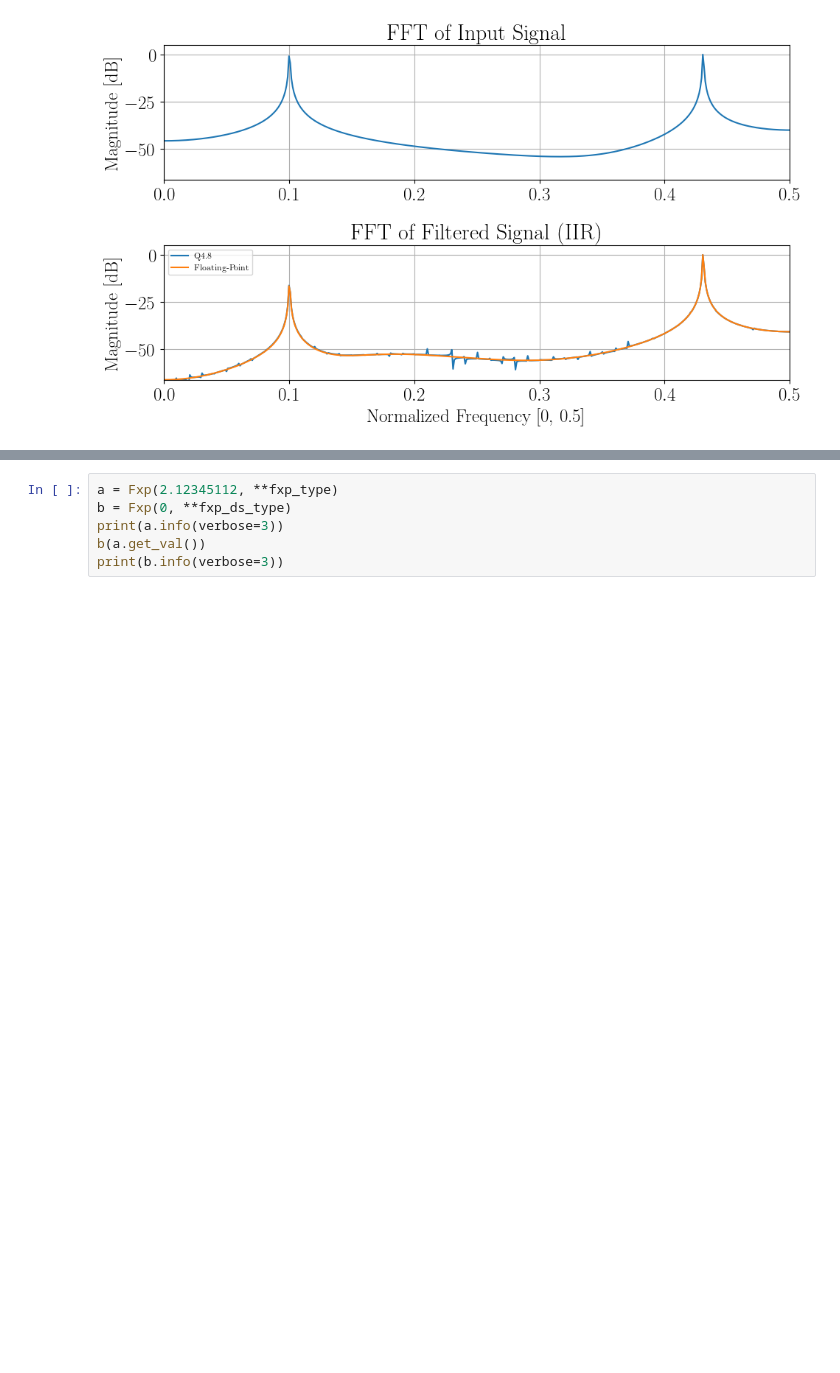
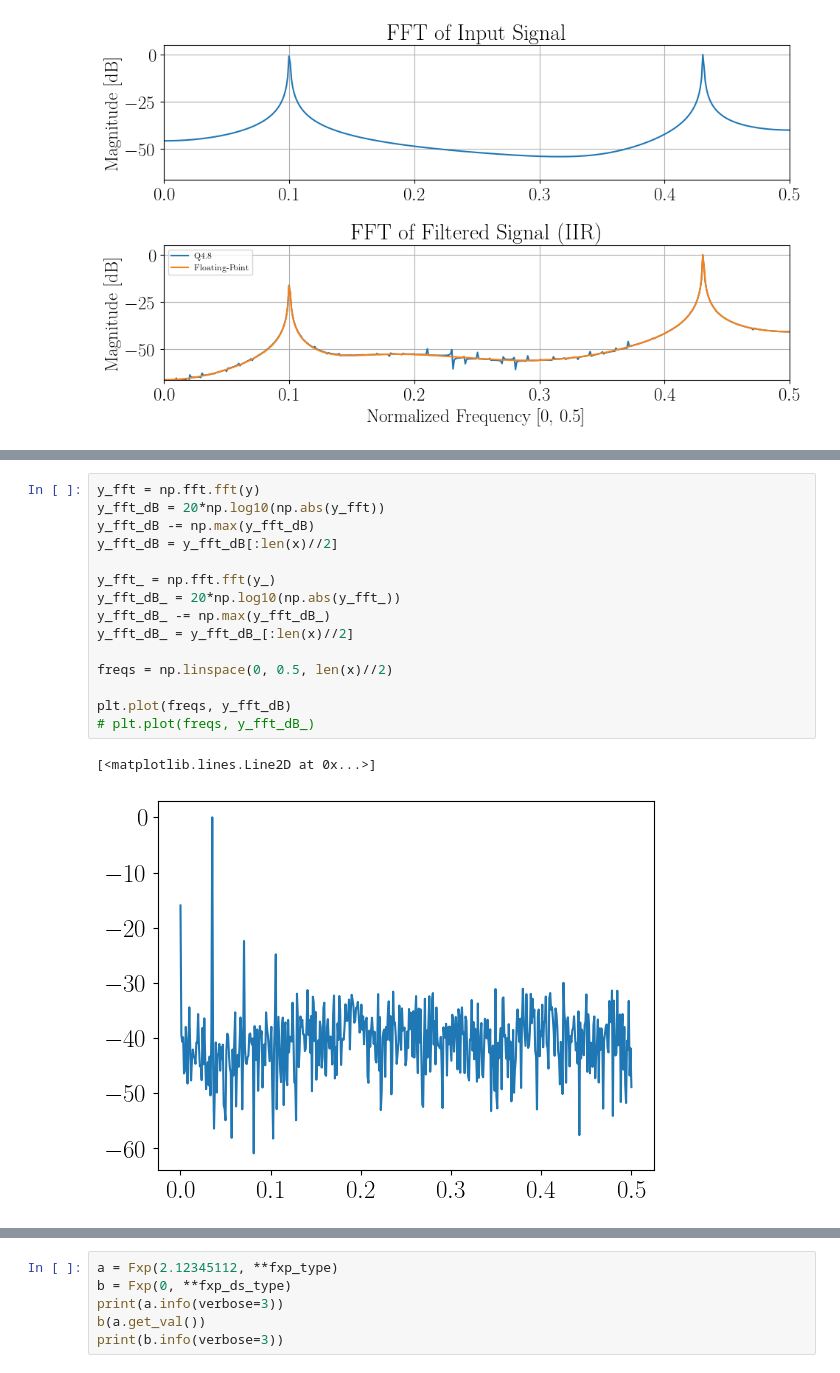
Before and after one commit to urosminoski/All-Digital-RF-Transmitter-in-FPGA-master-, a Jupyter notebook: sim/v1.4/python/jupyter/all_digital_transmitter.ipynb, the cells around one changed output, grey strips where cells are left out. Saved outputs shown, nothing was run; the diff lists cells and outputs as text; blank space fills up the shorter version.

```diff
--- a/sim/v1.4/python/jupyter/all_digital_transmitter.ipynb
+++ b/sim/v1.4/python/jupyter/all_digital_transmitter.ipynb
@@ -185,0 +418,18 @@ for n in range(len(x)):
+# %%
+y_fft = np.fft.fft(y)
+y_fft_dB = 20*np.log10(np.abs(y_fft))
+y_fft_dB -= np.max(y_fft_dB)
+y_fft_dB = y_fft_dB[:len(x)//2]
+
+y_fft_ = np.fft.fft(y_)
+y_fft_dB_ = 20*np.log10(np.abs(y_fft_))
+y_fft_dB_ -= np.max(y_fft_dB_)
+y_fft_dB_ = y_fft_dB_[:len(x)//2]
+
+freqs = np.linspace(0, 0.5, len(x)//2)
+
+plt.plot(freqs, y_fft_dB)
+# plt.plot(freqs, y_fft_dB_)
+# %% [output]
+[<matplotlib.lines.Line2D at 0x...>]
+[figure, added]
```
Also changed, not shown: parts of 16 cells of this notebook, 5 other files.
